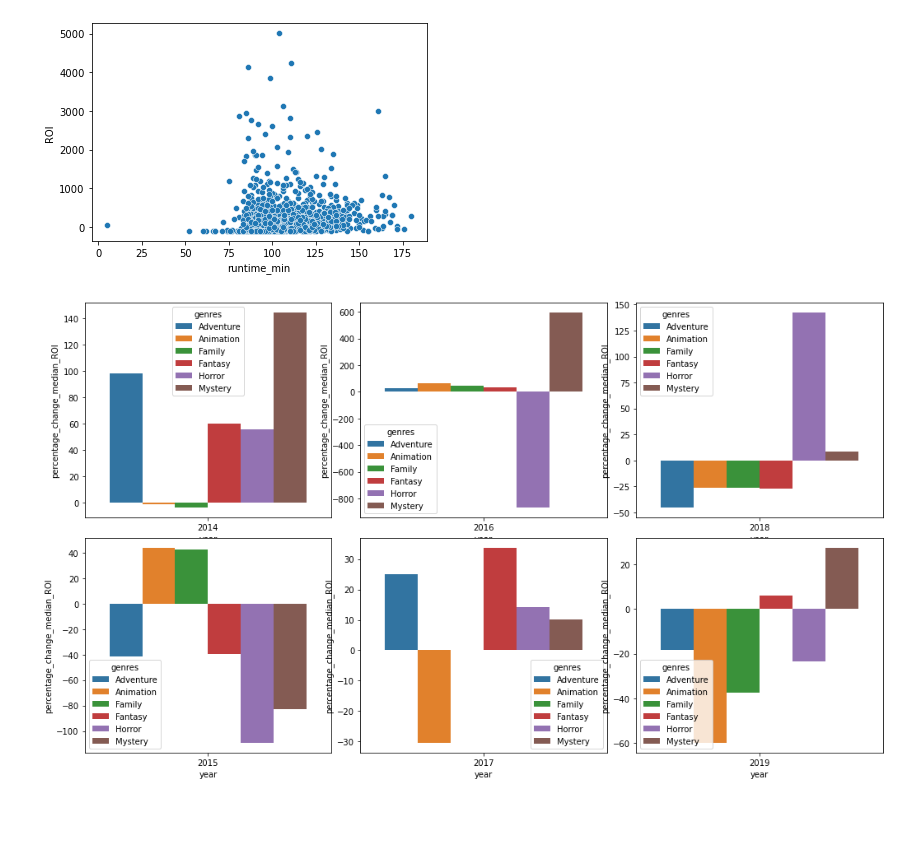
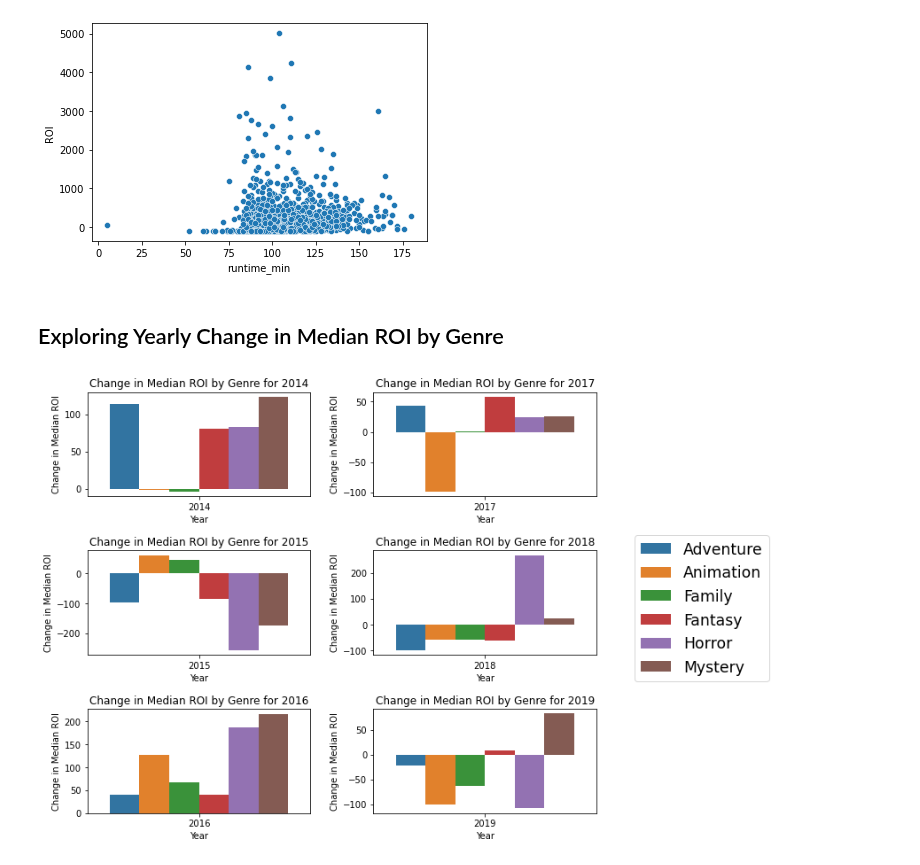
Before and after one commit to JoshuaGottlieb/Microsoft-Movie-Recommendation, a Jupyter notebook: Papa-Folder/EDA.ipynb, the cells around one changed output. Drawn from its saved outputs; the diff is of its cells as text; code cells hidden in the pictures; blank space fills up the shorter version.

Commit message:
Added headers for organization to EDA and data-merging notebooks.

```diff
--- a/Papa-Folder/EDA.ipynb
+++ b/Papa-Folder/EDA.ipynb
@@ -199,4 +172,6 @@ plt.show()
 sns.scatterplot(data=recent, x='runtime_min', y='ROI');
 # %% [output]
 [figure]
+# %% [markdown]
+## Exploring Yearly Change in Median ROI by Genre
 # %%
@@ -228,24 +203,48 @@ per_change_df = per_change_df.loc[per_change_df.year > 2013]
 # %%
-# Create bar plots of percentage change in median ROI for top
-# Slice per_change_df where genres are in the top 6 by median
-per_change_top_by_median = per_change_df.loc[per_change_df.genres.isin(list(top_6_by_median.index))]
+# Create bar plots of yearly change in median ROI for top genres
+# Slice yearly_diff_df where genres are in the top 6 by median
+yearly_change_top_by_median = yearly_diff_df.loc[yearly_diff_df.genres.isin(list(top_6_by_median.index))]
 
 # Create fig, ax objects, 2 by 3 grid
-fig, ax = plt.subplots(2, 3, figsize = (14,8))
+fig, ax = plt.subplots(3, 3, figsize = (14,8))
 
 # Declare tight layout and padding to prevent overlap
-plt.tight_layout(pad = 0.4)
+plt.tight_layout(pad = 4.0)
 
 # Set color palette
 sns.set_palette('tab10')
 
 # For each year, create a seaborn barplot with the percentage change in median ROI for each genre
-for index, year in enumerate(list(per_change_top_by_median.year.unique())):
-    axis = ax[index % 2][index // 2]
-    sns.barplot(data = per_change_top_by_median.loc[per_change_top_by_median.year == year],
+for index, year in enumerate(list(yearly_change_top_by_median.year.unique())):
+    # Select axis
+    axis = ax[index % 3][index // 3]
+
+    # Create seaborn barplot
+    sns.barplot(data = yearly_change_top_by_median.loc[yearly_change_top_by_median.year == year],
                 x = 'year',
-                y = 'percentage_change_median_ROI',
+                y = 'yearly_diff',
                 hue = 'genres',
-                ax = axis);
+                ax = axis)
+
+    # Set labels and title
+    axis.set_xlabel('Year')
+    axis.set_ylabel('Change in Median ROI')
+    axis.set_title('Change in Median ROI by Genre for {}'.format(year))
+
+    # Remove local legend
+    axis.get_legend().remove();
+
+# For each of the rightmost 3 axes, turn off all elements
+for n in range(3):
+    ax[n][2].axis('off')
+
+# Get labels from first graph (which one is irrelevant since they all share the same legend)
+lines_labels = [ax[0][0].get_legend_handles_labels()]
+
+# Create lines and labels from above
+lines, labels = [sum(lol, []) for lol in zip(*lines_labels)]
+
+# Create unified legend
+fig.legend(lines, labels, bbox_to_anchor = [0.75,0.5], loc='center', fontsize='xx-large');
 # %% [output]
-[figure, old version]
+[figure, new version]
```
Also changed, not shown: parts of 19 cells of this notebook, 1 other file.
